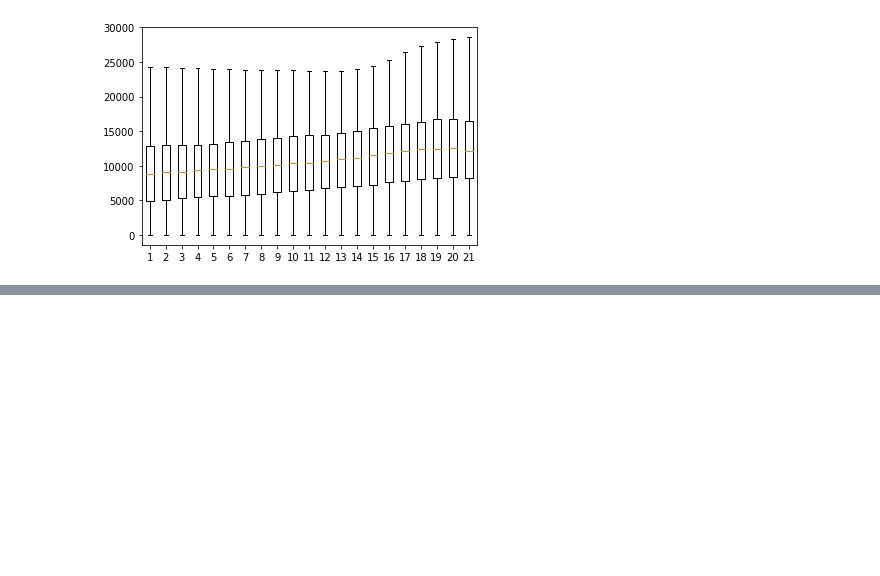
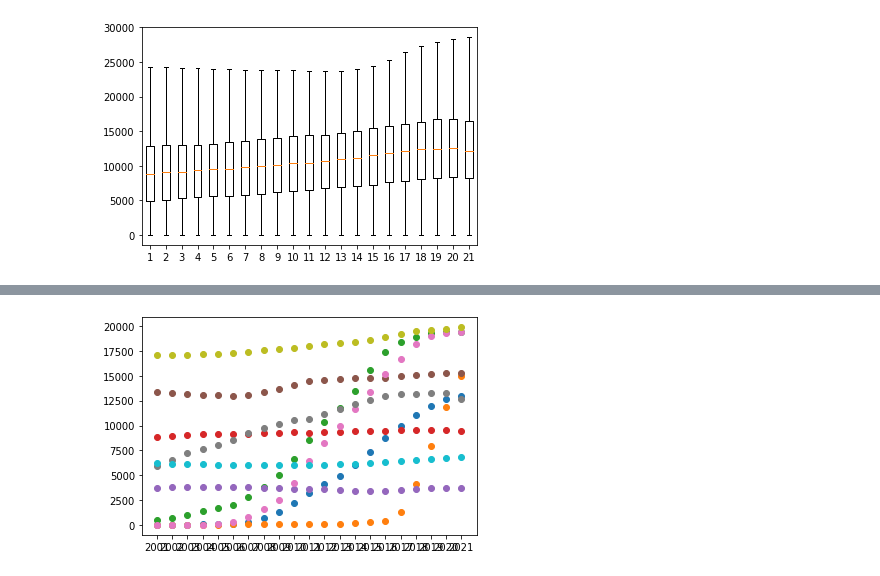
Before and after one commit to MAST30034-Applied-Data-Science/generic-real-estate-consulting-project-group-22, a Jupyter notebook: notebooks/population_analyze.ipynb, the cells around one changed output, grey strips where cells are left out. Drawn from its saved outputs; the diff is of its cells as text; code cells hidden in the pictures; blank space fills up the shorter version.

```diff
--- a/notebooks/population_analyze.ipynb
+++ b/notebooks/population_analyze.ipynb
@@ -89,3 +89,8 @@ plt.boxplot(df.iloc[:,2:23])
   <matplotlib.lines.Line2D at 0x...>],
  'means': []}
 [figure]
+# %%
+population= df.iloc[:,2:23]
+sample=population.sample(n=10,random_state=114514)
+x=list(sample.columns)
+sample
@@ -91,0 +110,5 @@ plt.boxplot(df.iloc[:,2:23])
+# %%
+for i in range(len(sample)):
+    plt.scatter(x,sample.iloc[i])
+# %% [output]
+[figure, added]
```
Also changed, not shown: parts of 1 cell of this notebook.
